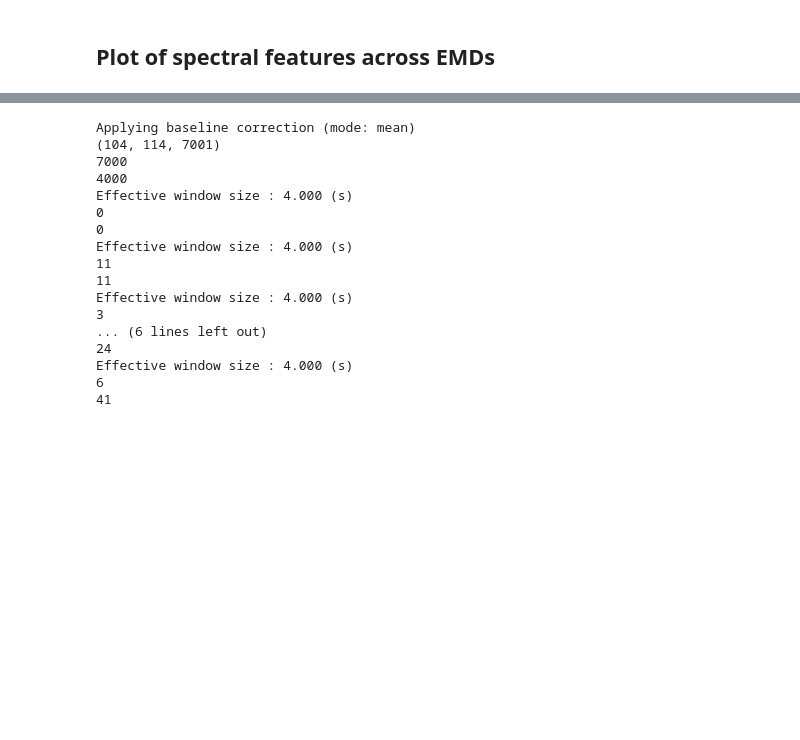
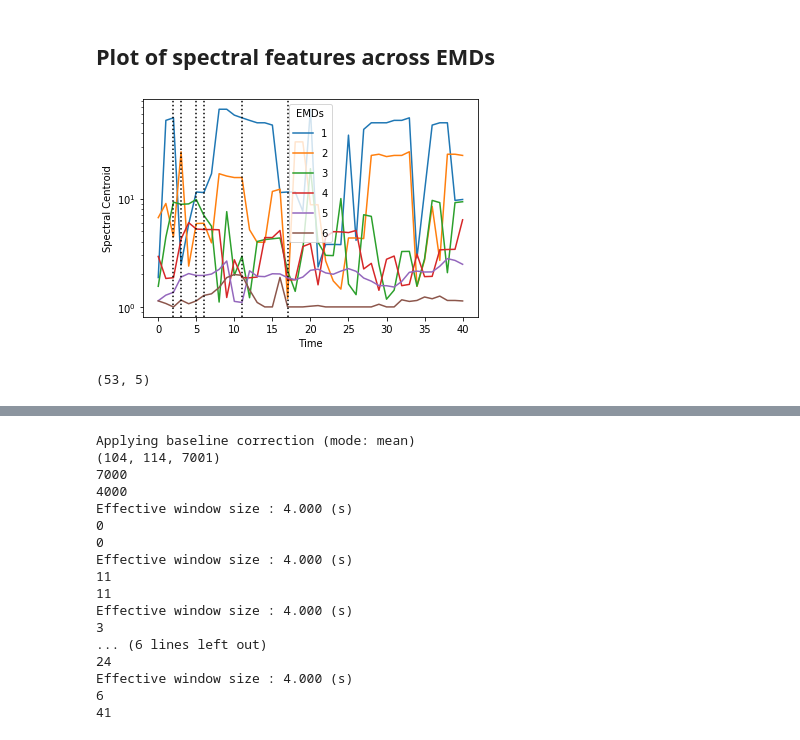
Before and after one commit to AntoineBellemare/CoCoBrainChannel, a Jupyter notebook: Python/pyACA.ipynb, the cells around one changed output, grey strips where cells are left out. Cells and saved outputs as stored; diff of their text form; code cells hidden in the pictures; blank space fills up the shorter version.

```diff
--- a/Python/pyACA.ipynb
+++ b/Python/pyACA.ipynb
@@ -122,11 +128,18 @@ for e in eIMFs:
     df[i] = np.squeeze(f)
 # %%
 import seaborn as sbn
-ax = sbn.lineplot(data=df.loc[5:20, 2:6], dashes = False)
+labels = ['EMD1', 'EMD2', 'EMD3', 'EMD4', 'EMD5', 'EMD6']
+ax = sbn.lineplot(data=df.loc[0:40, 1:7], dashes = False)
 ax.set(xlabel='Time', ylabel='Spectral Centroid')
 ax.set_yscale('log')
 plt.legend(scatterpoints=1, frameon=True, labelspacing=1, title='EMDs', loc = 'best')
-colors = ['black','black','black','black','black','black','black','black','black','black']
+colors = ['black','black','black','black','black','black','black','black','black','black', 'black','black', 'black','black']
 for xc,c, l in zip(xposition,colors, labels):
     plt.axvline(x=xc, label='{} = {}'.format(l, xc), c=c, linestyle = 'dotted')
 #plt.savefig('EMDs_spectral_flux_par_frontalR_1-5', dpi=120)
+# %% [output]
+[figure, added]
+# %%
+peaks_total.shape
+# %% [output]
+(53, 5)
```
Also changed, not shown: parts of 27 cells of this notebook, 8 other files.
